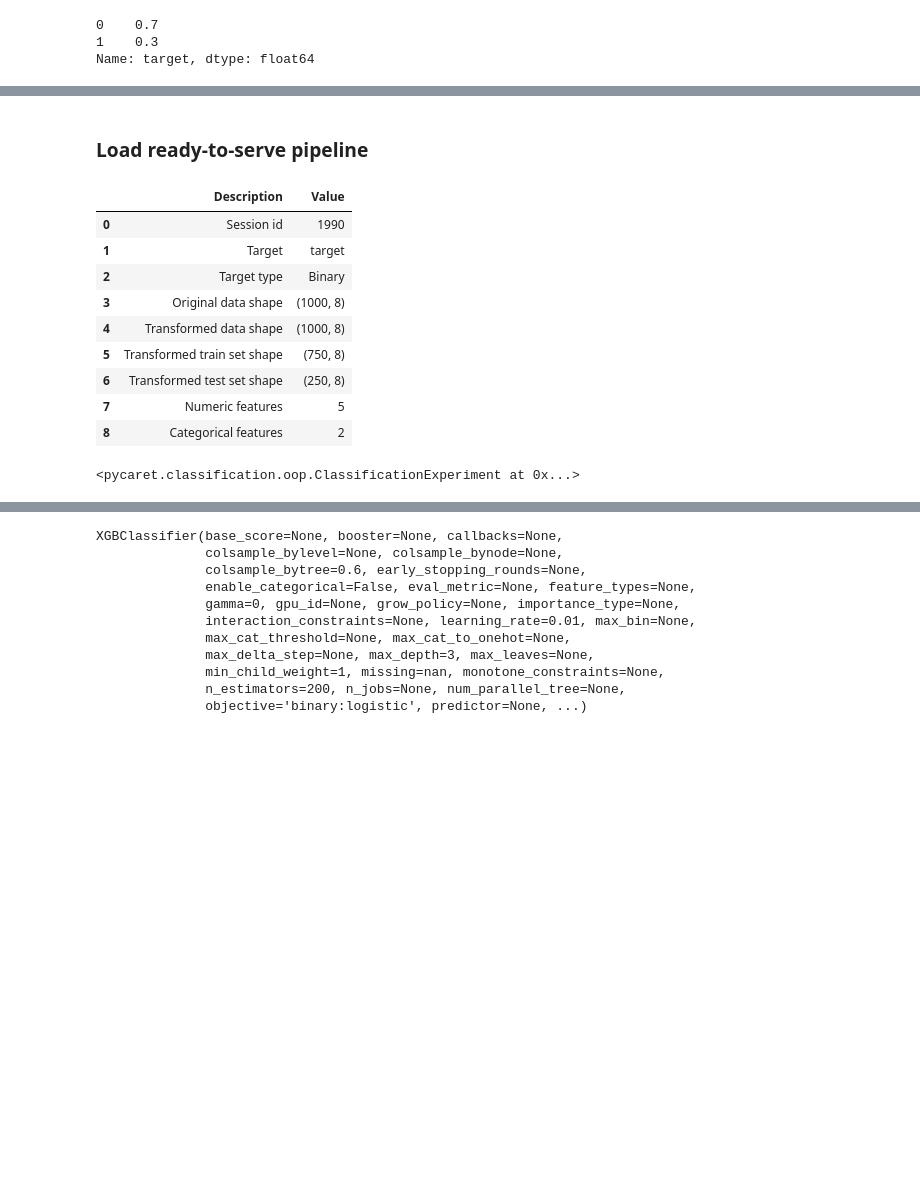
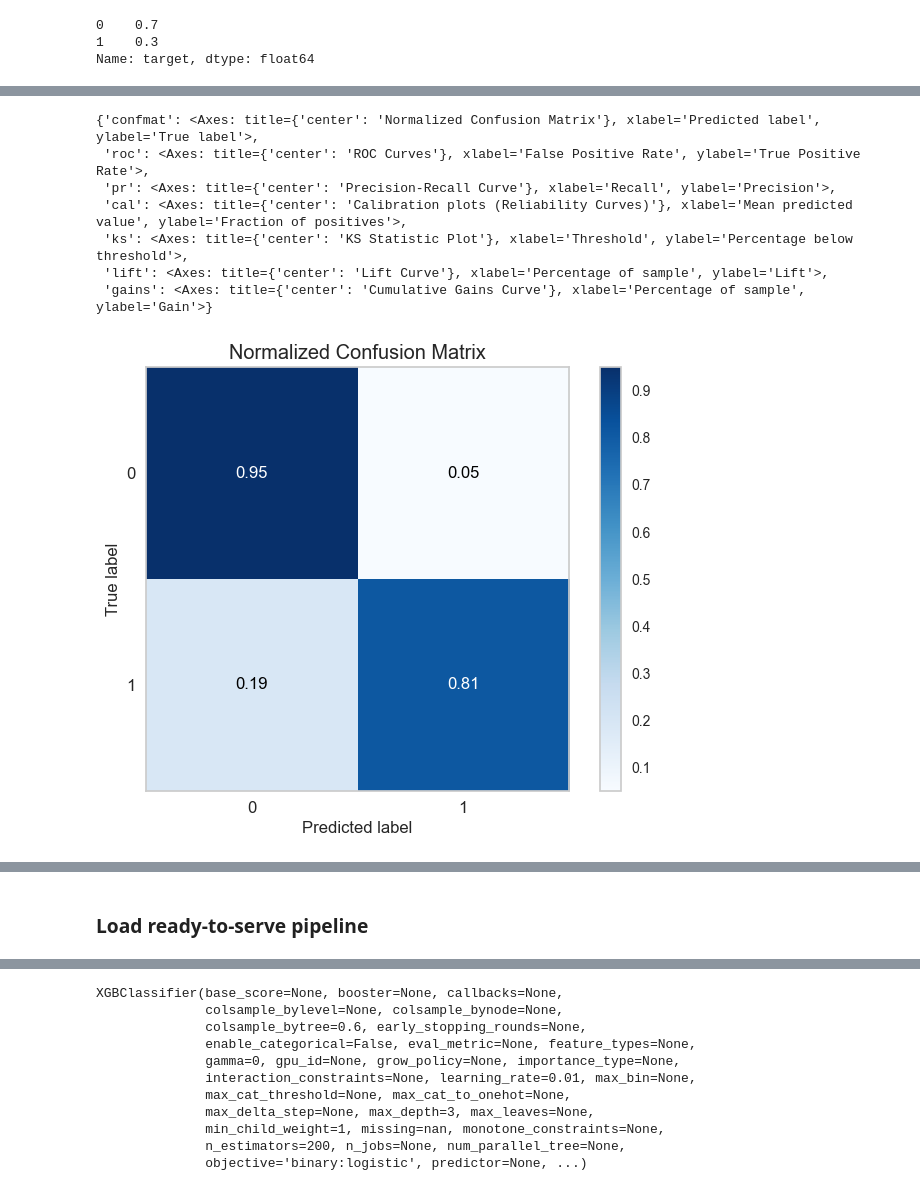
Before and after one commit to Takfes/python-classification, a Jupyter notebook: trainer-pycaret.ipynb, the cells around one changed output, grey strips where cells are left out. Drawn from its saved outputs; the diff is of its cells as text; code cells hidden in the pictures; blank space fills up the shorter version.

```diff
--- a/trainer-pycaret.ipynb
+++ b/trainer-pycaret.ipynb
@@ -59,0 +235,2 @@ Name: target, dtype: float64
+# %%
+ensembled = [e0.ensemble_model(x, return_train_score=True) for x in tuned_models]
@@ -59,0 +362,2 @@ Name: target, dtype: float64
+# %%
+stacker = e0.stack_models(ensembled, return_train_score=True)
@@ -59,0 +405,3 @@ Name: target, dtype: float64
+# %%
+train_preds = e0.predict_model(stacker,data=train)
+test_preds = e0.predict_model(stacker)
@@ -59,0 +413,41 @@ Name: target, dtype: float64
+# %%
+train_preds['prediction_probas_0'] = np.where(
+    train_preds.prediction_label==1,
+    1-train_preds.prediction_score,
+    train_preds.prediction_score
+)
+
+train_preds['prediction_probas_1'] = np.where(
+    train_preds.prediction_label==1,
+    train_preds.prediction_score,
+    1-train_preds.prediction_score
+)
+
+test_preds['prediction_probas_0'] = np.where(
+    test_preds.prediction_label==1,
+    1-test_preds.prediction_score,
+    test_preds.prediction_score
+)
+
+test_preds['prediction_probas_1'] = np.where(
+    test_preds.prediction_label==1,
+    test_preds.prediction_score,
+    1-test_preds.prediction_score
+)
+
+y_train = train_preds['target']
+y_train_probas = train_preds[['prediction_probas_0','prediction_probas_1']].values
+
+y_test = test_preds['target']
+y_test_probas = test_preds[['prediction_probas_0','prediction_probas_1']].values
+# %%
+classifier_plots(y_test,y_test_probas)
+# %% [output]
+{'confmat': <Axes: title={'center': 'Normalized Confusion Matrix'}, xlabel='Predicted label', ylabel='True label'>,
+ 'roc': <Axes: title={'center': 'ROC Curves'}, xlabel='False Positive Rate', ylabel='True Positive Rate'>,
+ 'pr': <Axes: title={'center': 'Precision-Recall Curve'}, xlabel='Recall', ylabel='Precision'>,
+ 'cal': <Axes: title={'center': 'Calibration plots (Reliability Curves)'}, xlabel='Mean predicted value', ylabel='Fraction of positives'>,
+ 'ks': <Axes: title={'center': 'KS Statistic Plot'}, xlabel='Threshold', ylabel='Percentage below threshold'>,
+ 'lift': <Axes: title={'center': 'Lift Curve'}, xlabel='Percentage of sample', ylabel='Lift'>,
+ 'gains': <Axes: title={'center': 'Cumulative Gains Curve'}, xlabel='Percentage of sample', ylabel='Gain'>}
+[figure, added]
@@ -64,22 +464 @@ e1 = ClassificationExperiment()
-# %%
-e1.setup(data=train,
-          test_data=test,
-          preprocess=False,
-          fold_strategy='stratifiedkfold',
-          fold=10,
-          session_id=SEED,
-          experiment_name="custom_model"
-          )
-# %% [output]
-|  | Description | Value |
-| 0 | Session id | 1990 |
-| 1 | Target | target |
-| 2 | Target type | Binary |
-| 3 | Original data shape | (1000, 8) |
-| 4 | Transformed data shape | (1000, 8) |
-| 5 | Transformed train set shape | (750, 8) |
-| 6 | Transformed test set shape | (250, 8) |
-| 7 | Numeric features | 5 |
-| 8 | Categorical features | 2 |
-<pycaret.classification.oop.ClassificationExperiment at 0x...>
 # %%
```
Also changed, not shown: parts of 60 cells of this notebook, 5 other files.
